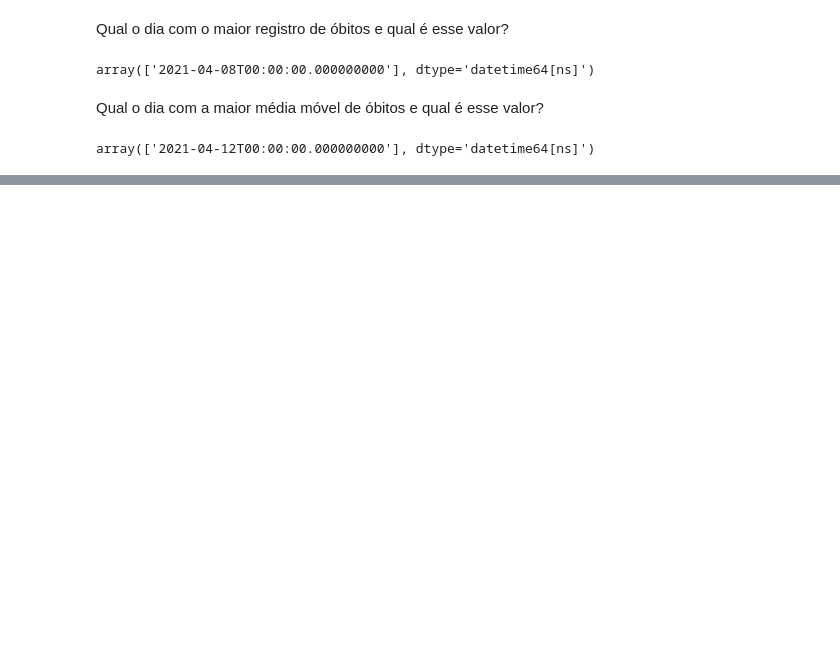
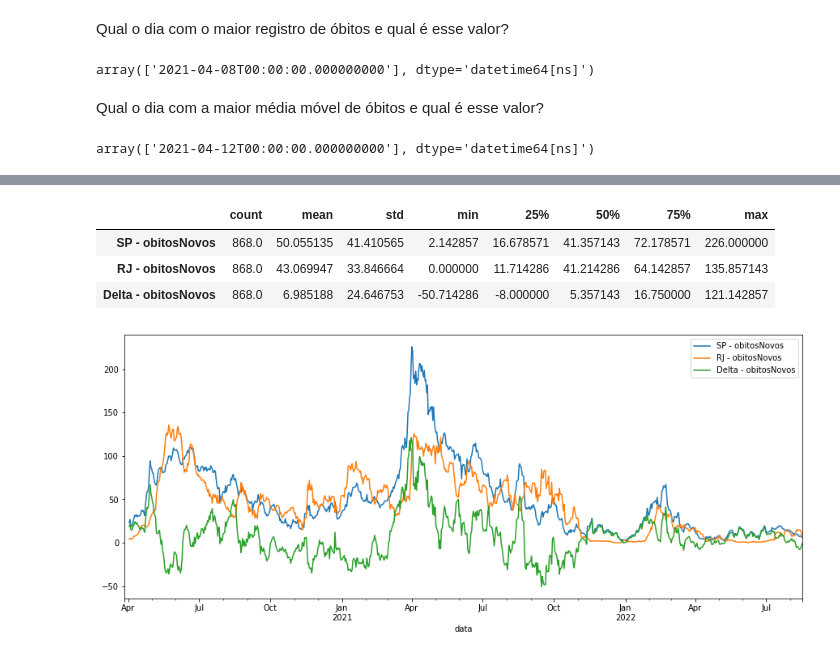
Before and after one commit to gutessitore/PUC, a Jupyter notebook: Mineração de Dados/Atividades/Lab3_Mineracao.ipynb, the cells around one changed output, grey strips where cells are left out. Cells and saved outputs as stored; diff of their text form; code cells hidden in the pictures; blank space fills up the shorter version.

```diff
--- a/Mineração de Dados/Atividades/Lab3_Mineracao.ipynb
+++ b/Mineração de Dados/Atividades/Lab3_Mineracao.ipynb
@@ -105,0 +108,5 @@ array(['2021-04-12T00:00:00.000000000'], dtype='datetime64[ns]')
+# %%
+df_sp = df[['municipio', 'obitosNovos', 'obitosAcumulado']].query('municipio == "São Paulo"').copy()
+df_rj = df[['municipio', 'obitosNovos', 'obitosAcumulado']].query('municipio == "Rio de Janeiro"').copy()
+
+display(df_sp.describe().T, df_rj.describe().T)
@@ -105,0 +120,14 @@ array(['2021-04-12T00:00:00.000000000'], dtype='datetime64[ns]')
+# %%
+df_comp_novos = pd.DataFrame(index=df_sp.index)
+df_comp_novos['SP - obitosNovos'] = df_sp['obitosNovos'].rolling(7).mean()
+df_comp_novos['RJ - obitosNovos'] = df_rj['obitosNovos'].rolling(7).mean()
+df_comp_novos['Delta - obitosNovos'] = df_comp_novos['SP - obitosNovos'] - df_comp_novos['RJ - obitosNovos']
+
+df_comp_novos.plot(figsize=(15, 6))
+df_comp_novos.describe().T
+# %% [output]
+|  | count | mean | std | min | 25% | 50% | 75% | max |
+| SP - obitosNovos | 868.0 | 50.055135 | 41.410565 | 2.142857 | 16.678571 | 41.357143 | 72.178571 | 226.000000 |
+| RJ - obitosNovos | 868.0 | 43.069947 | 33.846664 | 0.000000 | 11.714286 | 41.214286 | 64.142857 | 135.857143 |
+| Delta - obitosNovos | 868.0 | 6.985188 | 24.646753 | -50.714286 | -8.000000 | 5.357143 | 16.750000 | 121.142857 |
+[figure, added]
```
Also changed, not shown: parts of 4 cells of this notebook.
